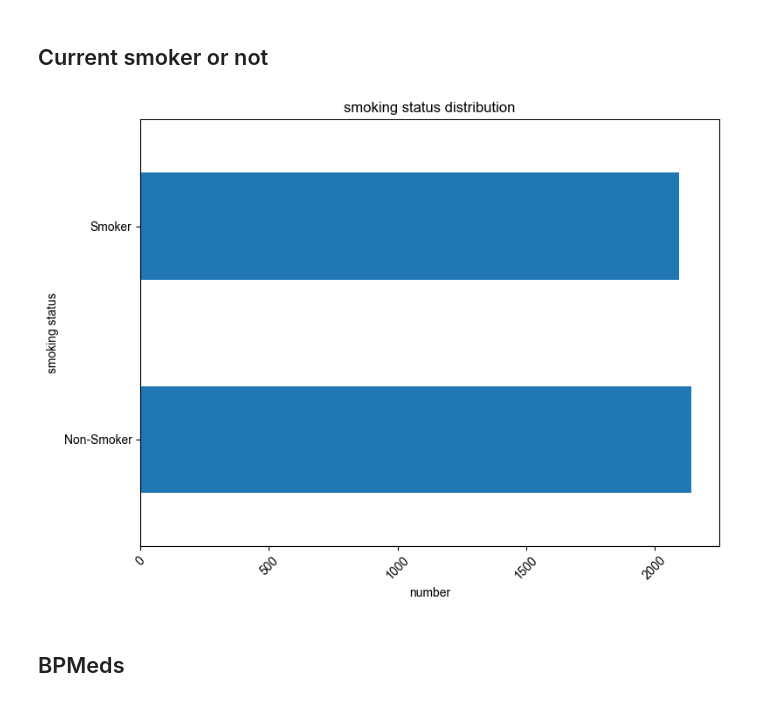
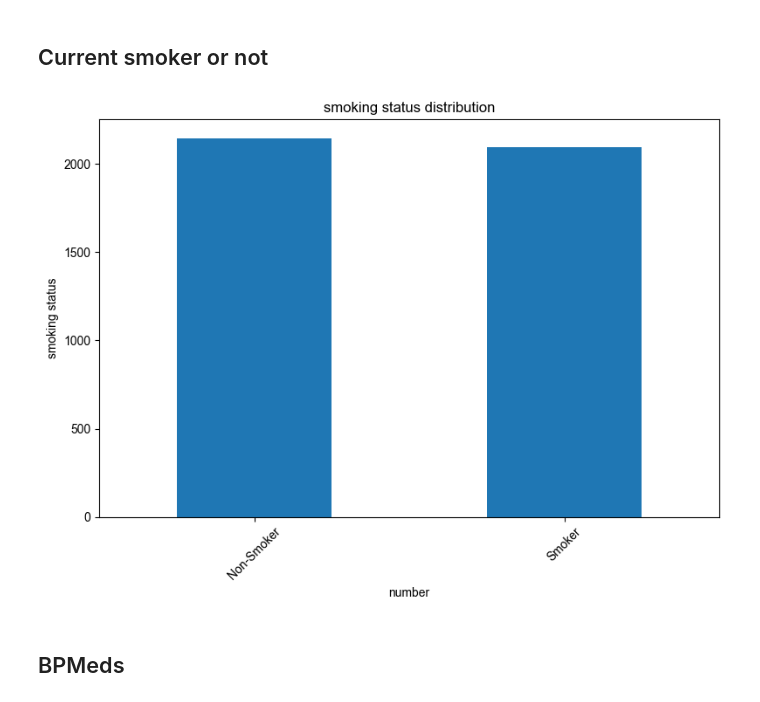
Before and after one commit to Yute-Tjr/CHD_data_analysis, a Jupyter notebook: CHD_data_analysis.ipynb, the cells around one changed output. Cells and saved outputs as stored; diff of their text form; code cells hidden in the pictures.

```diff
--- a/CHD_data_analysis.ipynb
+++ b/CHD_data_analysis.ipynb
@@ -311,22 +311,22 @@ Processed data saved successfully as 'framingham_filled.csv'
 # %%
 # Replace 0 in the male column with female, and 1 with male
 df['currentSmoker'] = df['currentSmoker'].map({0: 'Non-Smoker', 1:'Smoker'})
 
 # Plot the number distribution of the male column
 value_counts_male = df['currentSmoker'].value_counts()
 plt.figure(figsize=(8, 6))
-value_counts_male.plot(kind='barh')
+value_counts_male.plot(kind='bar')
 plt.ylabel('smoking status')
 plt.xlabel('number')
 plt.xticks(rotation=45)
 plt.title('smoking status distribution')
 plt.tight_layout()
 plt.show()
 
 # The distribution corresponds to the expected.
 # No anomalies detected
 # %% [output]
-[figure, old version]
+[figure, new version]
 # %% [markdown]
 ## BPMeds
 # %%
```
